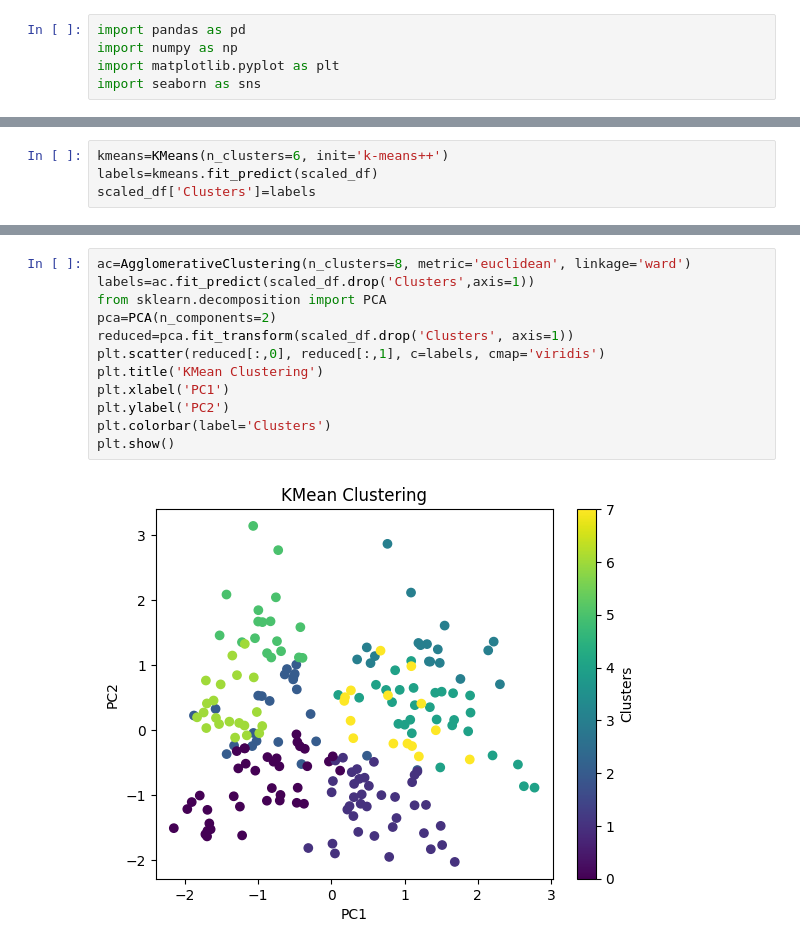
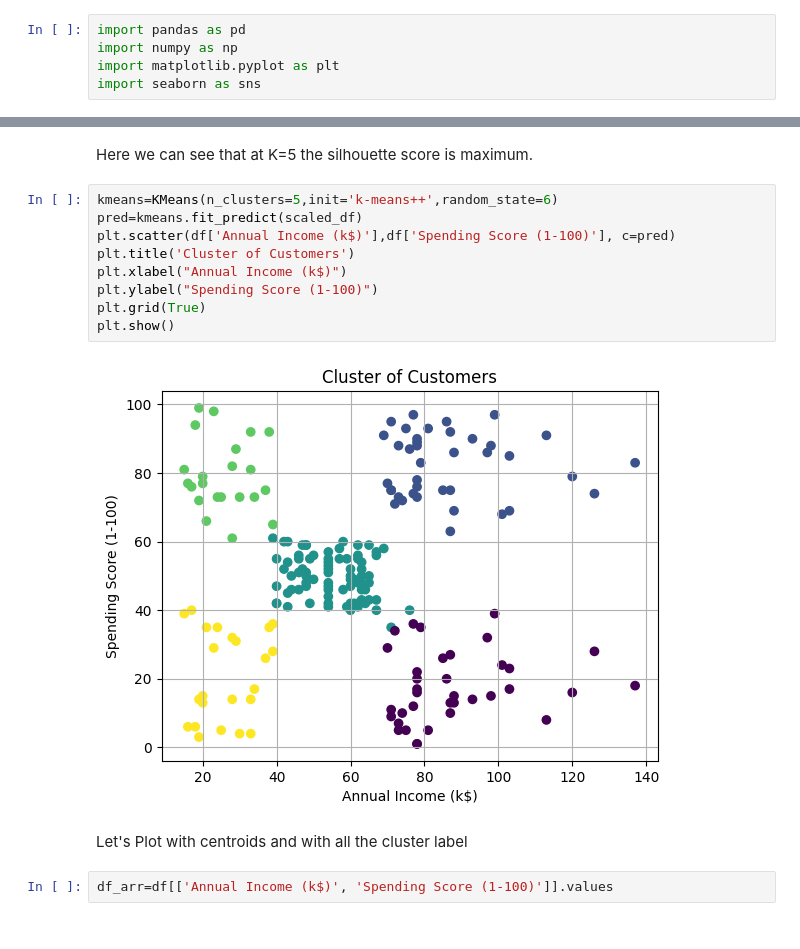
Before and after one commit to mohdgoush/Customer-Segmentation, a Jupyter notebook: data_cleaning_MT.ipynb, the cells around one changed output, grey strips where cells are left out. Saved outputs shown, nothing was run; the diff lists cells and outputs as text.

```diff
--- a/data_cleaning_MT.ipynb
+++ b/data_cleaning_MT.ipynb
@@ -138,4 +75,0 @@ plt.show()
-# %%
-kmeans=KMeans(n_clusters=6, init='k-means++')
-labels=kmeans.fit_predict(scaled_df)
-scaled_df['Clusters']=labels
@@ -177,14 +76,17 @@ plt.show()
-# %%
-ac=AgglomerativeClustering(n_clusters=8, metric='euclidean', linkage='ward')
-labels=ac.fit_predict(scaled_df.drop('Clusters',axis=1))
-from sklearn.decomposition import PCA
-pca=PCA(n_components=2)
-reduced=pca.fit_transform(scaled_df.drop('Clusters', axis=1))
-plt.scatter(reduced[:,0], reduced[:,1], c=labels, cmap='viridis')
-plt.title('KMean Clustering')
-plt.xlabel('PC1')
-plt.ylabel('PC2')
-plt.colorbar(label='Clusters')
-plt.show()
-# %% [output]
-[figure, removed]
+# %% [markdown]
+Here we can see that at K=5 the silhouette score is maximum.
+# %%
+kmeans=KMeans(n_clusters=5,init='k-means++',random_state=6)
+pred=kmeans.fit_predict(scaled_df)
+plt.scatter(df['Annual Income (k$)'],df['Spending Score (1-100)'], c=pred)
+plt.title('Cluster of Customers')
+plt.xlabel("Annual Income (k$)")
+plt.ylabel("Spending Score (1-100)")
+plt.grid(True)
+plt.show()
+# %% [output]
+[figure, added]
+# %% [markdown]
+Let's Plot with centroids and with all the cluster label
+# %%
+df_arr=df[['Annual Income (k$)', 'Spending Score (1-100)']].values
```
Also changed, not shown: parts of 24 cells of this notebook.
